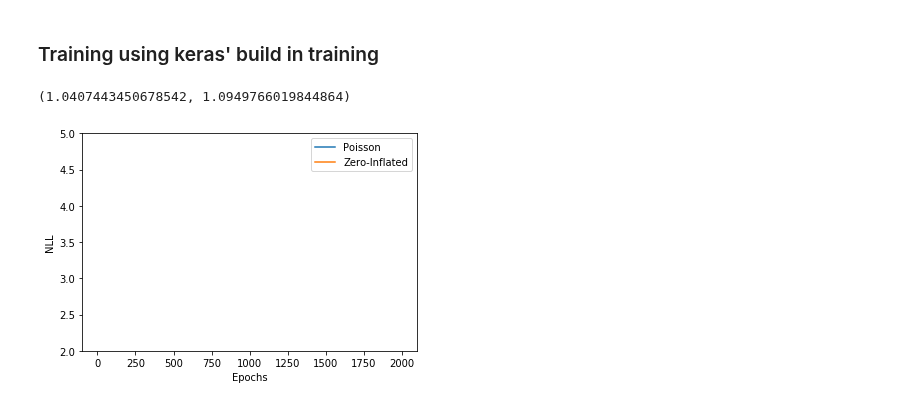
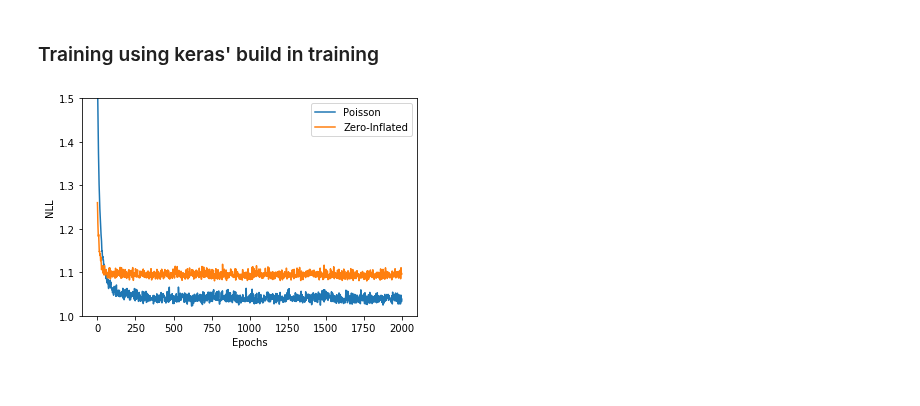
Before and after one commit to tensorchiefs/dl_book, a Jupyter notebook: chapter_05/nb_ch05_creg.ipynb, the cells around one changed output. Drawn from its saved outputs; the diff is of its cells as text; code cells hidden in the pictures.

```diff
--- a/chapter_05/nb_ch05_creg.ipynb
+++ b/chapter_05/nb_ch05_creg.ipynb
@@ -274,0 +121,6 @@ Epoch 2000/2000
+# %%
+# The linear regression using non deep learning methods
+# These methods have no problem with convergence
+from sklearn.linear_model import LinearRegression
+model_skl = LinearRegression()
+res = model_skl.fit(X_tr, y_tr)
@@ -274,0 +131,20 @@ Epoch 2000/2000
+# %%
+import pandas as pd
+# Calculation of the NLL (using deep learnin)
+y_hat_tr = model_skl.predict(X_tr) #Trainingset!
+n = len(y_hat_tr)
+sigma_hat_2 = (n-1.)/(n-2.) * np.var(y_hat_tr.flatten() - y_tr)
+print('Estimated variance ', sigma_hat_2)
+
+y_hat = model_skl.predict(X_te) #Prediction on the testset
+#Alternatively: y_hat = np.matmul(X_te,res.coef_) + res.intercept_
+MSE_skl = np.sqrt(np.mean((y_te - y_hat)**2))
+MAE_skl = np.mean(np.abs(y_hat - y_te))
+
+NLL_skl =  0.5*np.log(2 * np.pi * sigma_hat_2) + 0.5*np.mean((y_hat - y_te)**2)/sigma_hat_2
+print('NLL on training:', 0.5*np.log(2 * np.pi * sigma_hat_2) + 0.5*np.mean((y_hat_tr - y_tr)**2)/sigma_hat_2)
+
+df = pd.DataFrame(
+          {'RMSE' : MSE_skl, 'MAE' : MAE_skl, 'NLL (mean)' : NLL_skl}, index=['Linear Regression (sklearn)']
+)
+df
@@ -423,7 +485,7 @@ The following code trains the NN using a evaluation loop by hand. This help us t
 # %%
 optimizer=tf.optimizers.RMSprop(learning_rate=0.05)
 loss_values = np.zeros((1000))
-for e in range(10):
+for e in range(5):
     with tf.GradientTape() as tape:
         y_hat = model_zi(X_tr)
         loss_value = -tf.reduce_mean(y_hat.log_prob(y_tr))
@@ -454,16 +505,14 @@ hist_zi = model_zi.fit(x=X_tr, y=y_tr, validation_data=(X_te, y_te), epochs=2000
 # %%
 #plt.plot(hist_p.history['loss'],linestyle='-.')
 plt.plot(hist_p.history['val_loss'])
 #plt.plot(hist_zi.history['loss'])
 plt.plot(hist_zi.history['val_loss'])
-plt.ylim(2,5)
+plt.ylim(1,1.5)
 #plt.legend(['Poisson loss','Poisson val_loss','ZI loss','ZI val_loss'])
 plt.legend(['Poisson','Zero-Inflated'])
 plt.xlabel('Epochs')
 plt.ylabel('NLL')
 plt.savefig('ch05_flik.pdf')
-np.mean(hist_p.history['val_loss'][1000:]) ,np.mean(hist_zi.history['val_loss'][1000:])
 # %% [output]
-(1.0407443450678542, 1.0949766019844864)
-[figure, old version]
+[figure, new version]
 # %%
```
Also changed, not shown: parts of 64 cells of this notebook.
